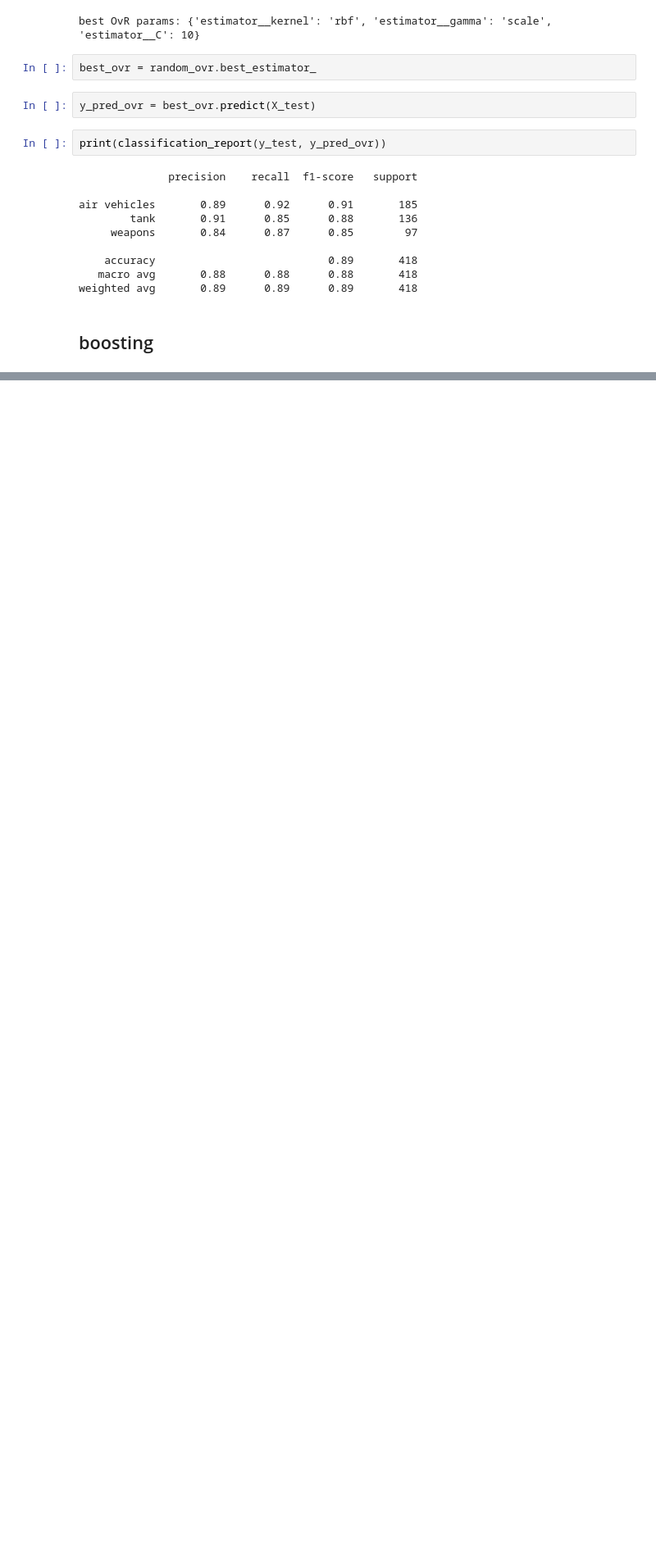
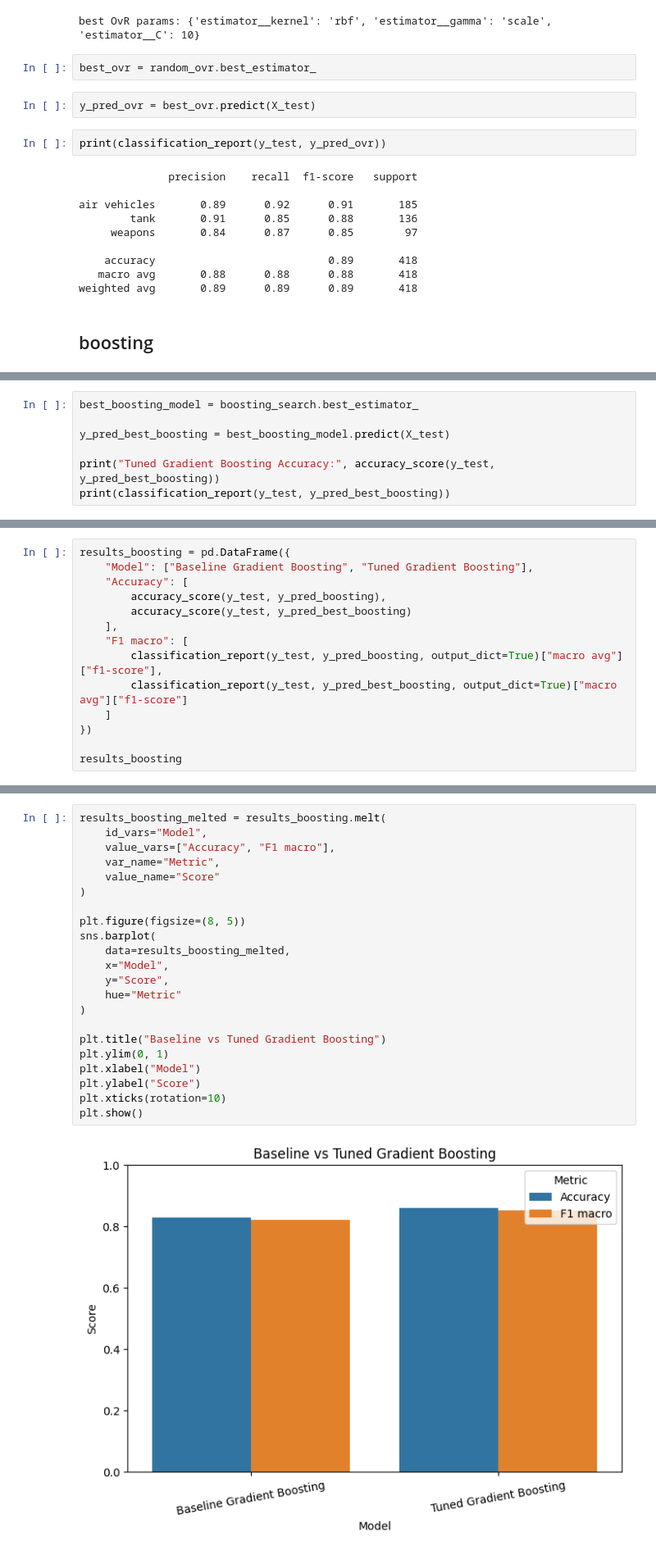
Before and after one commit to TetianaSoroka/kr_sounds_classifier, a Jupyter notebook: project/mn.ipynb, the cells around one changed output, grey strips where cells are left out. Shown at 82% size. Saved outputs shown, nothing was run; the diff lists cells and outputs as text; blank space fills up the shorter version.

```diff
--- a/project/mn.ipynb
+++ b/project/mn.ipynb
@@ -326,0 +392,7 @@ weighted avg       0.89      0.89      0.89       418
+# %%
+best_boosting_model = boosting_search.best_estimator_
+
+y_pred_best_boosting = best_boosting_model.predict(X_test)
+
+print("Tuned Gradient Boosting Accuracy:", accuracy_score(y_test, y_pred_best_boosting))
+print(classification_report(y_test, y_pred_best_boosting))
@@ -326,0 +410,14 @@ weighted avg       0.89      0.89      0.89       418
+# %%
+results_boosting = pd.DataFrame({
+    "Model": ["Baseline Gradient Boosting", "Tuned Gradient Boosting"],
+    "Accuracy": [
+        accuracy_score(y_test, y_pred_boosting),
+        accuracy_score(y_test, y_pred_best_boosting)
+    ],
+    "F1 macro": [
+        classification_report(y_test, y_pred_boosting, output_dict=True)["macro avg"]["f1-score"],
+        classification_report(y_test, y_pred_best_boosting, output_dict=True)["macro avg"]["f1-score"]
+    ]
+})
+
+results_boosting
@@ -326,0 +428,24 @@ weighted avg       0.89      0.89      0.89       418
+# %%
+results_boosting_melted = results_boosting.melt(
+    id_vars="Model",
+    value_vars=["Accuracy", "F1 macro"],
+    var_name="Metric",
+    value_name="Score"
+)
+
+plt.figure(figsize=(8, 5))
+sns.barplot(
+    data=results_boosting_melted,
+    x="Model",
+    y="Score",
+    hue="Metric"
+)
+
+plt.title("Baseline vs Tuned Gradient Boosting")
+plt.ylim(0, 1)
+plt.xlabel("Model")
+plt.ylabel("Score")
+plt.xticks(rotation=10)
+plt.show()
+# %% [output]
+[figure, added]
```
Also changed, not shown: parts of 10 cells of this notebook.
